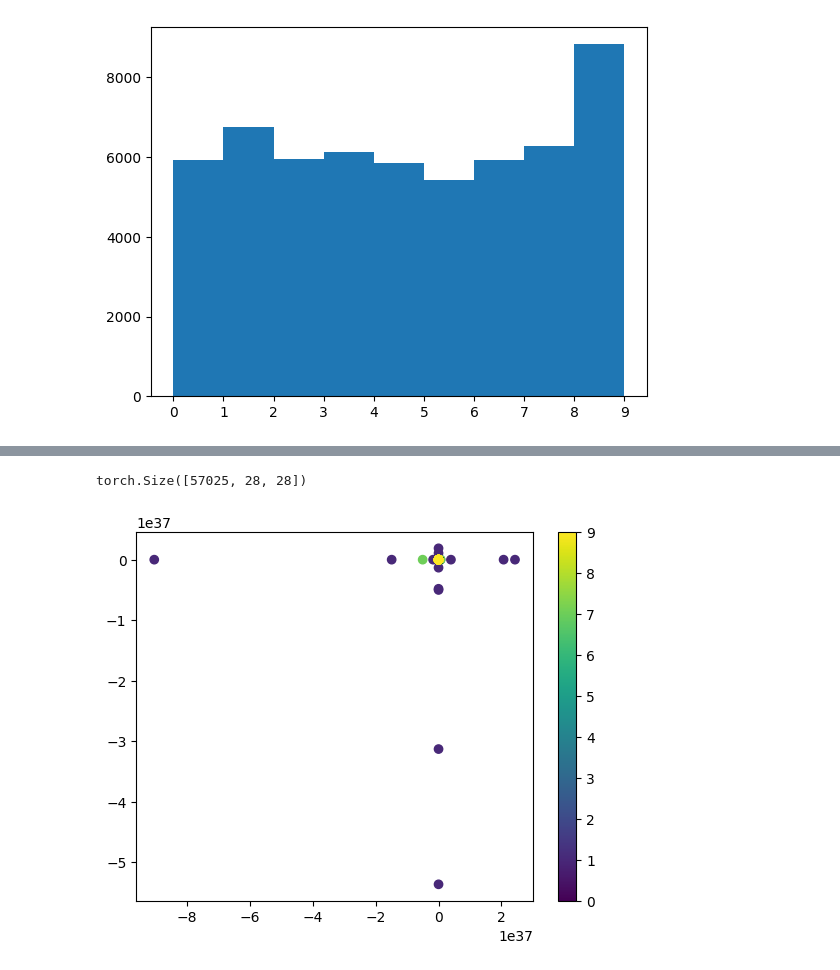
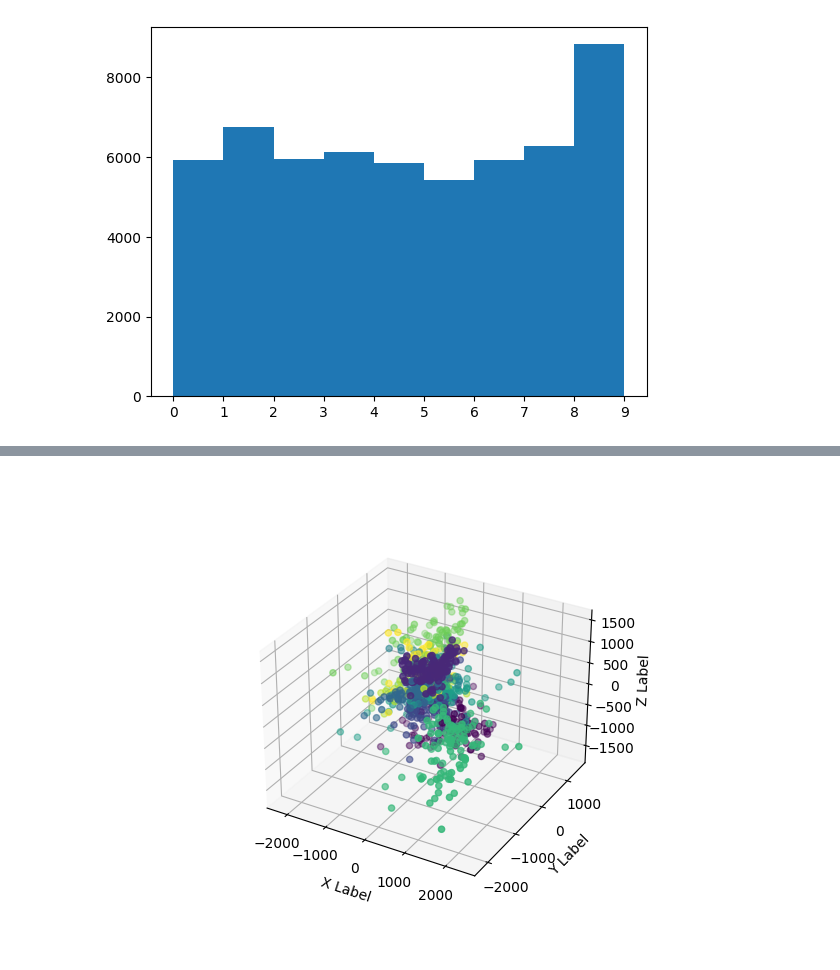
Before and after one commit to MaximeSzymanski/VAE_pytorch, a Jupyter notebook: VAE.ipynb, the cells around one changed output, grey strips where cells are left out. Drawn from its saved outputs; the diff is of its cells as text; code cells hidden in the pictures.

```diff
--- a/VAE.ipynb
+++ b/VAE.ipynb
@@ -53,3 +57,12 @@ plt.xticks(np.arange(labels.min(), labels.max()+1))
 plt.show()
 # %% [output]
 [figure]
+# %%
+
+# nb image to take
+nb_image_to_overfit = 50000
+indices = torch.randperm(len(mnist_trainset.data))
+mnist_trainset.data = mnist_trainset.data[indices]
+mnist_trainset.targets = mnist_trainset.targets[indices]
+mnist_trainset.data = mnist_trainset.data[:nb_image_to_overfit]
+mnist_trainset.targets = mnist_trainset.targets[:nb_image_to_overfit]
@@ -88,7 +108,8 @@ class Encoder(torch.nn.Module):
         # x: batch_size * latent_dim
         return x
 # %%
-encoder = Encoder(1, 128, 2)
+encoder = Encoder(1, 128, 3)
+encoder = encoder.to(device)
 # %%
 print(encoder)
 # %% [output]
@@ -230,5 +270,5 @@ def loss_function(x, original_x, mu, sigma,k1=1,k2=1e-4):
     return k1 *reconstruction_loss(original_x, x) + k2 * KL_loss(mu, sigma)
 # %%
 
-variational_autoencoder = VariationalAutoEncoder(1, 128, 2)
+variational_autoencoder = VariationalAutoEncoder(1, 128, 3)
 variational_autoencoder.to(device)
@@ -338,19 +334,34 @@ KeyboardInterrupt:
 # %%
-# take all images from the train set
-with torch.no_grad():
-  # encode the first 10 images
-    print(mnist_trainset.data.shape)
-    images = mnist_trainset.data.float().unsqueeze(1)
-    # plot the encoded images in 2D
+# encode the first 10 images
+images = mnist_trainset.data.float().unsqueeze(1)
+images = images.to(device)
 
-    encoded_images, _ , _ ,_  = variational_autoencoder.encoder(images)
-    encoded_images = encoded_images.cpu().detach().numpy()
-    plt.scatter(encoded_images[:, 0], encoded_images[:, 1], c=mnist_trainset.targets.numpy())
-    plt.colorbar()
-    plt.show()
+# plot the encoded images in 2D
+encoded_images,_,_,_= variational_autoencoder.encoder(images)
+encoded_images = encoded_images.cpu().detach().numpy()
+
+# create data points
+%matplotlib ipympl
+
+from mpl_toolkits.mplot3d import Axes3D
+import matplotlib.pyplot as plt
+
+fig = plt.figure()
+ax = fig.add_subplot(111, projection='3d')
+
+x = encoded_images[:,0]
+y = encoded_images[:,1]
+z = encoded_images[:,2]
+
+ax.scatter(x, y, z, c=mnist_trainset.targets.numpy(), marker='o')
+
+ax.set_xlabel('X Label')
+ax.set_ylabel('Y Label')
+ax.set_zlabel('Z Label')
+
+plt.show()
 # %% [output]
-torch.Size([57025, 28, 28])
-[figure, old version]
+[figure, new version]
 # %%
 # take 10 images from the train set
 with torch.no_grad():
```
Also changed, not shown: parts of 19 cells of this notebook.
